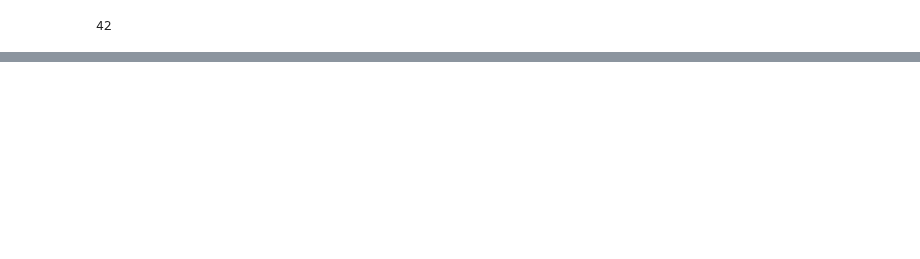
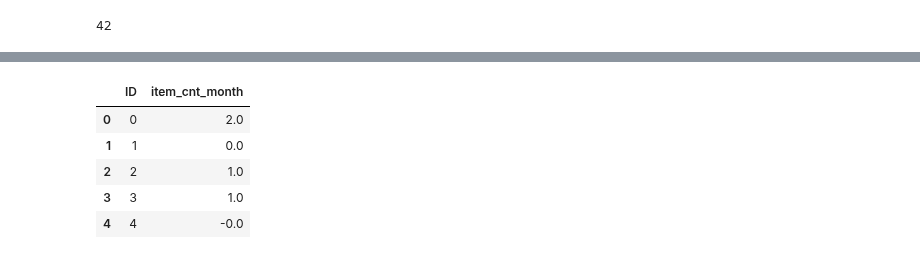
Before and after one commit to TayJen/HSE-Practice, a Jupyter notebook: HSE NN Model.ipynb, the cells around one changed output, grey strips where cells are left out. Cells and saved outputs as stored; diff of their text form; code cells hidden in the pictures; blank space fills up the shorter version.

```diff
--- a/HSE NN Model.ipynb
+++ b/HSE NN Model.ipynb
@@ -194,0 +219,3 @@ RMSE (rounded): 4.32
+# %%
+test_pred = np.around(model.predict(X_test, steps=50))
+print(test_pred)
@@ -194,0 +230,10 @@ RMSE (rounded): 4.32
+# %%
+sample.item_cnt_month = test_pred
+sample.head()
+# %% [output]
+|  | ID | item_cnt_month |
+| 0 | 0 | 2.0 |
+| 1 | 1 | 0.0 |
+| 2 | 2 | 1.0 |
+| 3 | 3 | 1.0 |
+| 4 | 4 | -0.0 |
```
Also changed, not shown: parts of 8 cells of this notebook.
